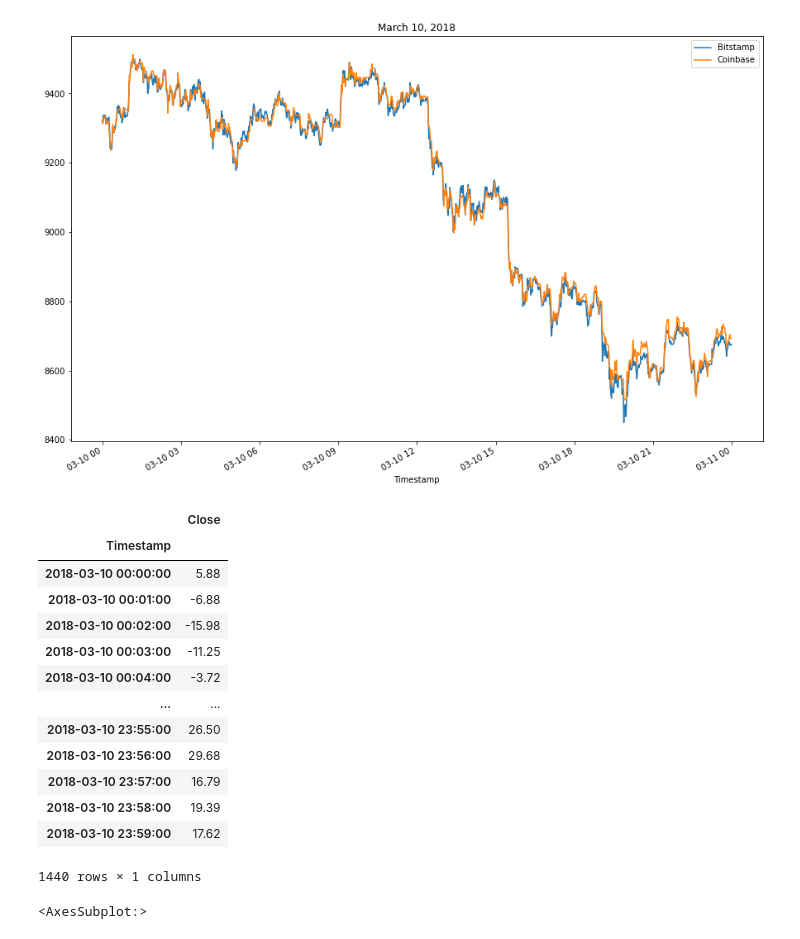
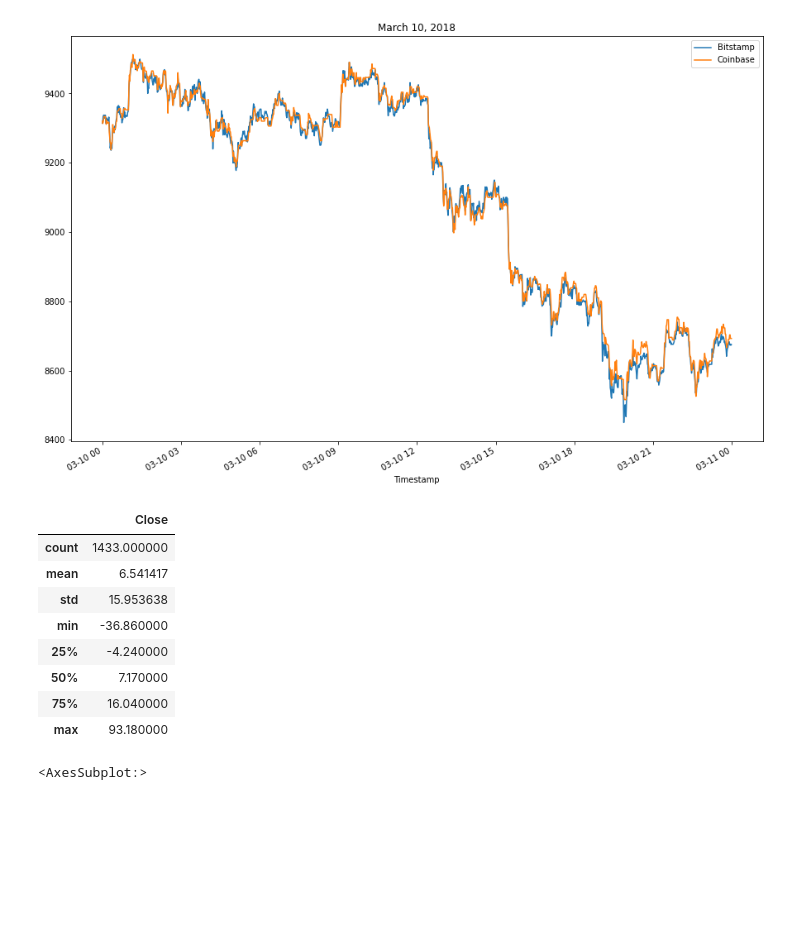
Before and after one commit to xpencive/Module_3_Challenge, a Jupyter notebook: crypto_arbitrage1.ipynb, the cells around one changed output. Cells and saved outputs as stored; diff of their text form; code cells hidden in the pictures; blank space fills up the shorter version.

```diff
--- a/crypto_arbitrage1.ipynb
+++ b/crypto_arbitrage1.ipynb
@@ -358,25 +358,20 @@ ax.legend(['Bitstamp','Coinbase'])
 # %%
 # Using the date from the late that you have selected, calculate the arbitrage spread
 # by subtracting the bitstamp lower closing prices from the coinbase higher closing prices
 arbitrage_spread_late = coinbase_sliced.loc['2018-03-10'] - bitstamp_sliced.loc['2018-03-10']
 
 # Generate summary statistics for the late DataFrame
-arbitrage_spread_late
+arbitrage_spread_late.describe()
 # %% [output]
 |  | Close |
-| Timestamp |  |
-| 2018-03-10 00:00:00 | 5.88 |
-| 2018-03-10 00:01:00 | -6.88 |
-| 2018-03-10 00:02:00 | -15.98 |
-| 2018-03-10 00:03:00 | -11.25 |
-| 2018-03-10 00:04:00 | -3.72 |
-| ... | ... |
-| 2018-03-10 23:55:00 | 26.50 |
-| 2018-03-10 23:56:00 | 29.68 |
-| 2018-03-10 23:57:00 | 16.79 |
-| 2018-03-10 23:58:00 | 19.39 |
-| 2018-03-10 23:59:00 | 17.62 |
+| count | 1433.000000 |
+| mean | 6.541417 |
+| std | 15.953638 |
+| min | -36.860000 |
+| 25% | -4.240000 |
+| 50% | 7.170000 |
+| 75% | 16.040000 |
+| max | 93.180000 |
-1440 rows × 1 columns
 # %%
 # Visualize the arbitrage spread from late in the dataset in a box plot
 arbitrage_spread_late.plot(kind='box')
```
